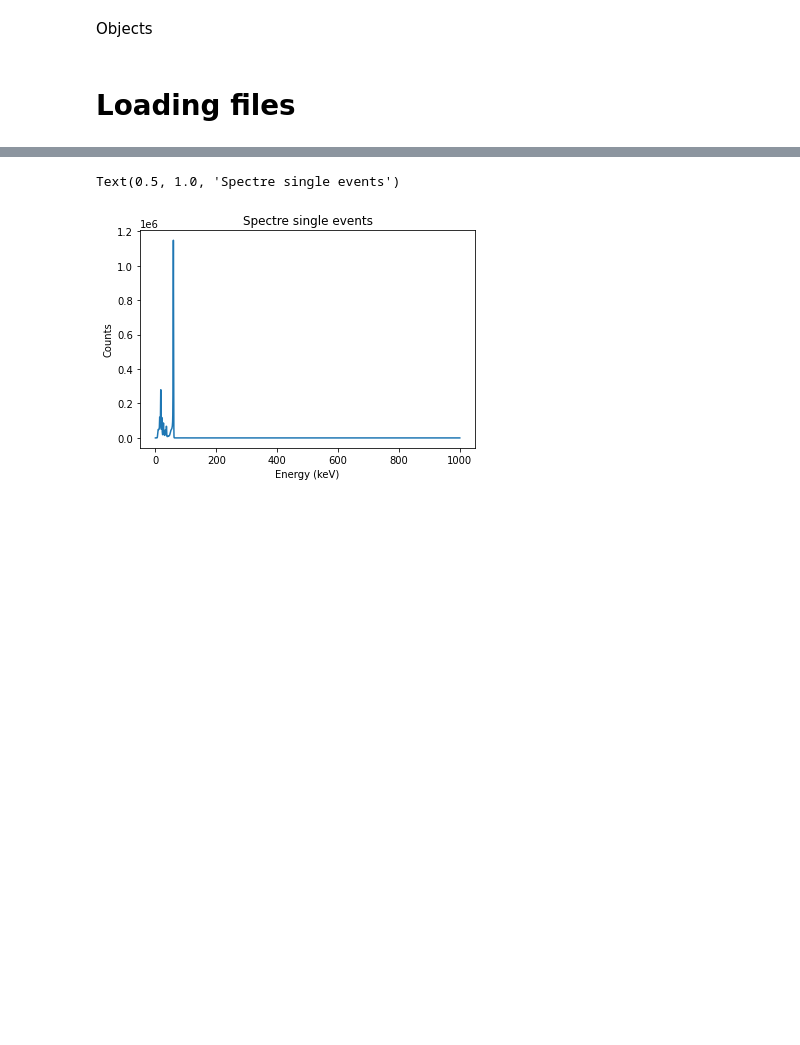
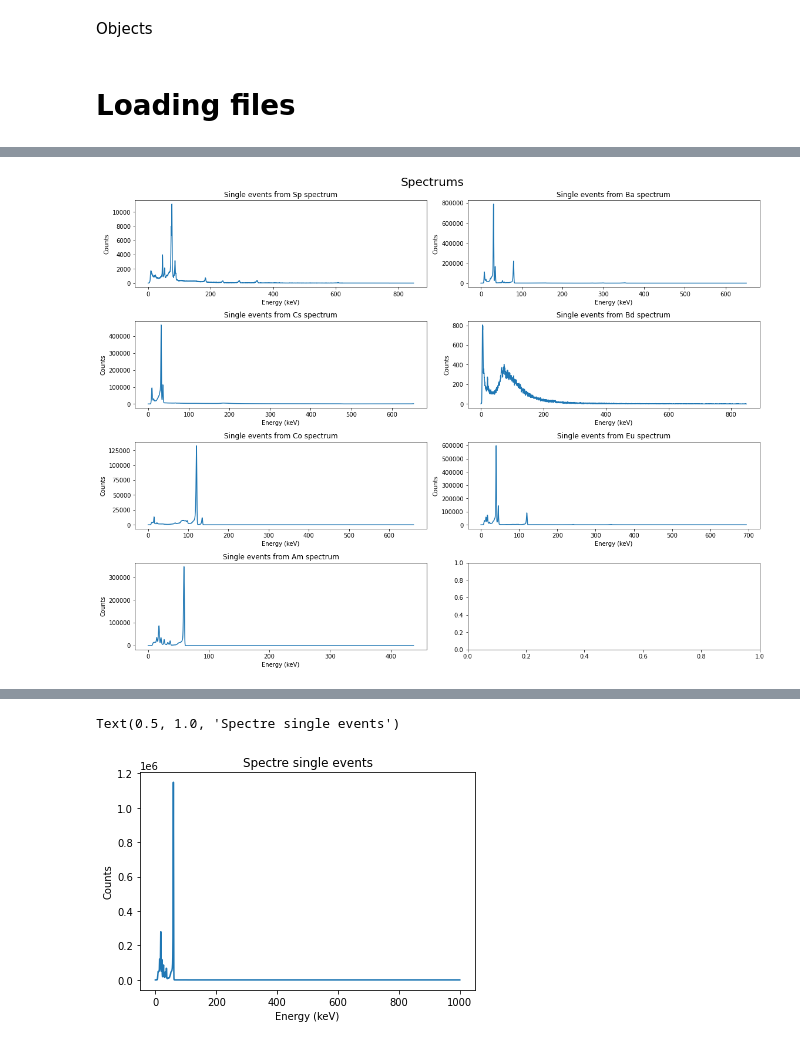
Before and after one commit to FelipeMFO/phd-data-wrangling, a Jupyter notebook: notebooks/eda.ipynb, the cells around one changed output, grey strips where cells are left out. Drawn from its saved outputs; the diff is of its cells as text; code cells hidden in the pictures; blank space fills up the shorter version.

```diff
--- a/notebooks/eda.ipynb
+++ b/notebooks/eda.ipynb
@@ -76,0 +91,4 @@ See the caveats in the documentation: https://pandas.pydata.org/pandas-docs/stab
+# %%
+plots.plot_spectrums(energies, "Spectrums")
+# %% [output]
+[figure, added]
```
Also changed, not shown: parts of 35 cells of this notebook, 2 other files.
